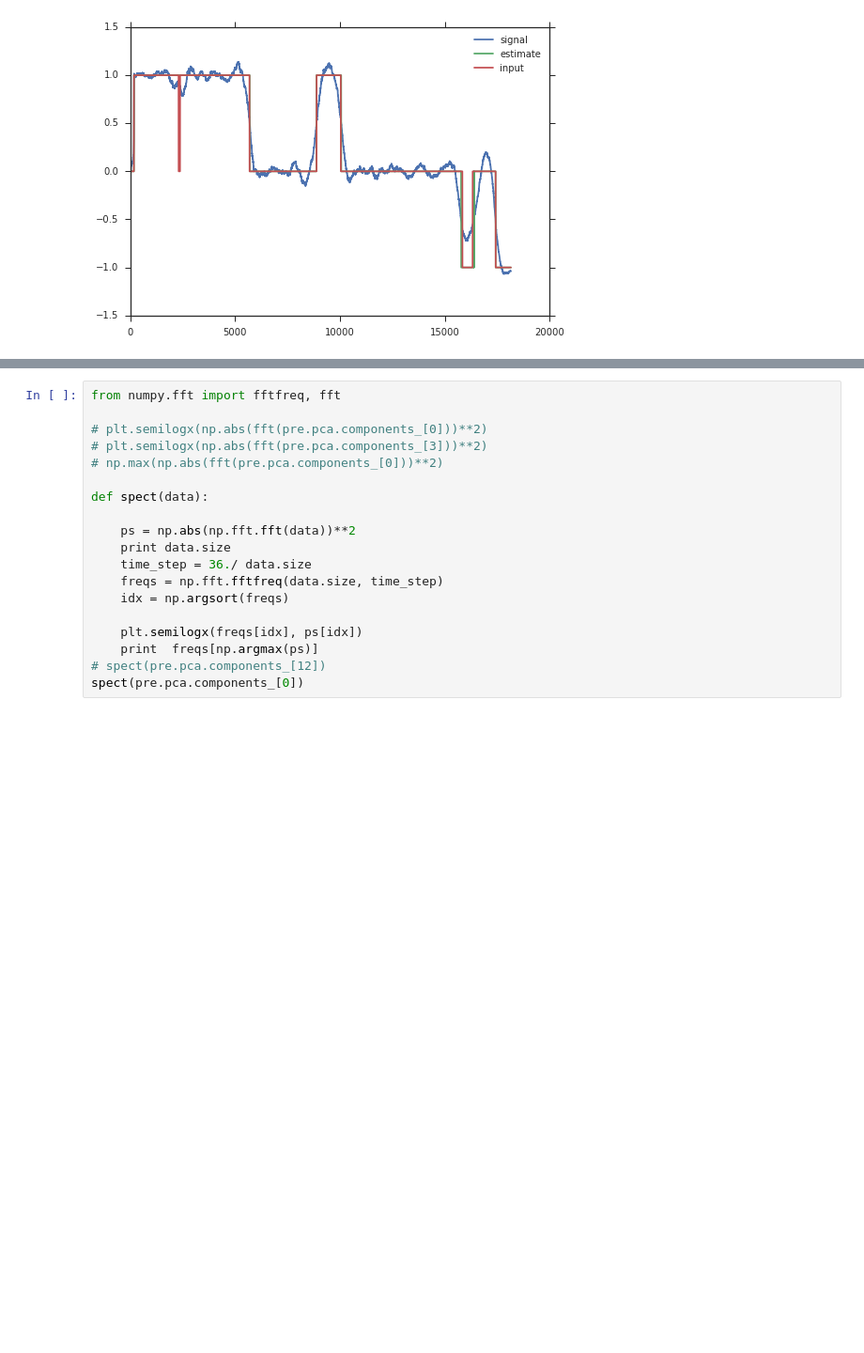
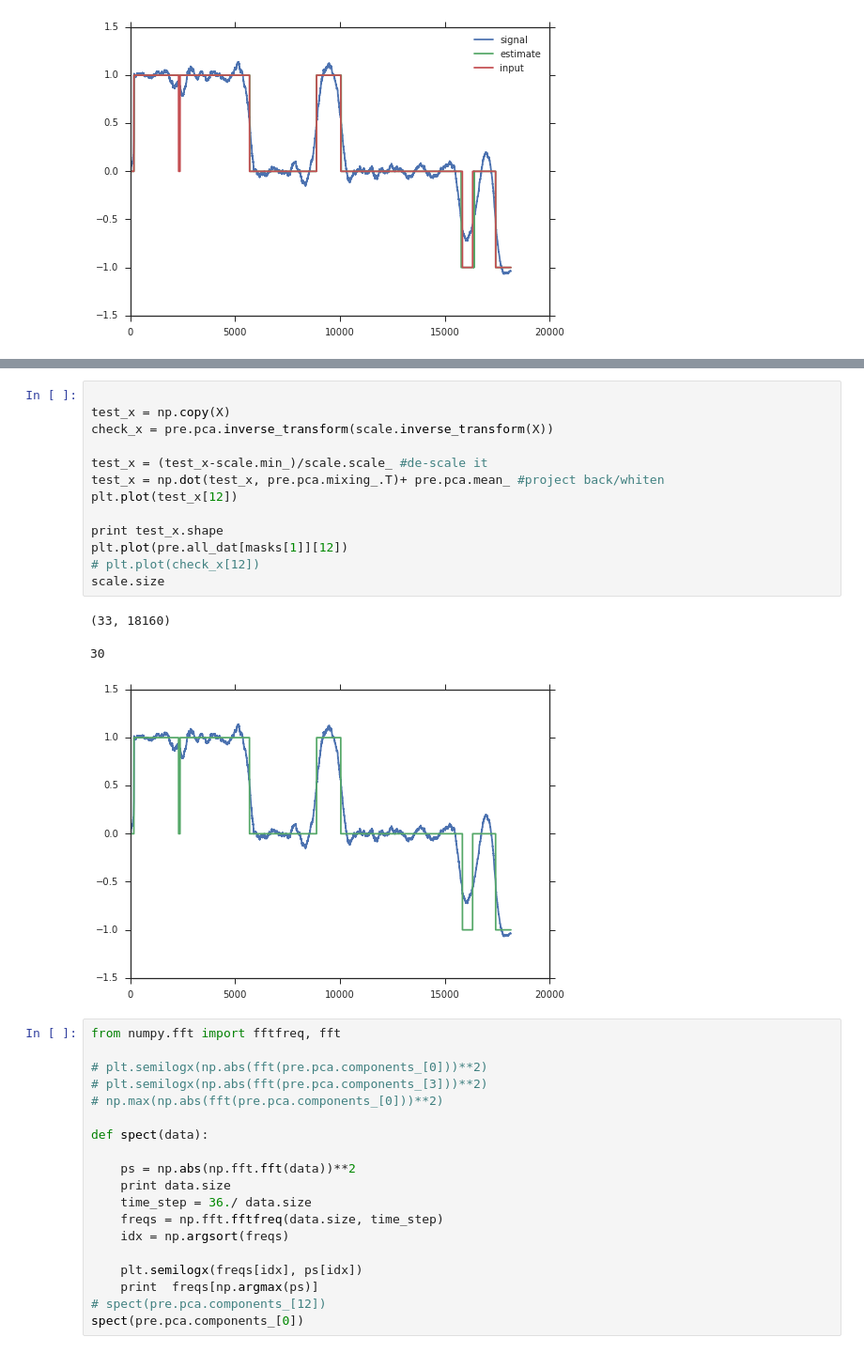
Before and after one commit to DesignInformaticsLab/EcoRacer2016, a Jupyter notebook: testing_NB.ipynb, the cells around one changed output, grey strips where cells are left out. Shown at 94% size. Cells and saved outputs as stored; diff of their text form; blank space fills up the shorter version.

```diff
--- a/testing_NB.ipynb
+++ b/testing_NB.ipynb
@@ -451,3 +446,20 @@ plt.plot(check_x)
+# %%
+
+test_x = np.copy(X)
+check_x = pre.pca.inverse_transform(scale.inverse_transform(X))
+
+test_x = (test_x-scale.min_)/scale.scale_ #de-scale it
+test_x = np.dot(test_x, pre.pca.mixing_.T)+ pre.pca.mean_ #project back/whiten
+plt.plot(test_x[12])
+
+print test_x.shape
+plt.plot(pre.all_dat[masks[1]][12])
+# plt.plot(check_x[12])
+scale.size
+# %% [output]
+(33, 18160)
+30
+[figure, added]
 # %%
 from numpy.fft import fftfreq, fft
 
```
Also changed, not shown: parts of 2 cells of this notebook.
